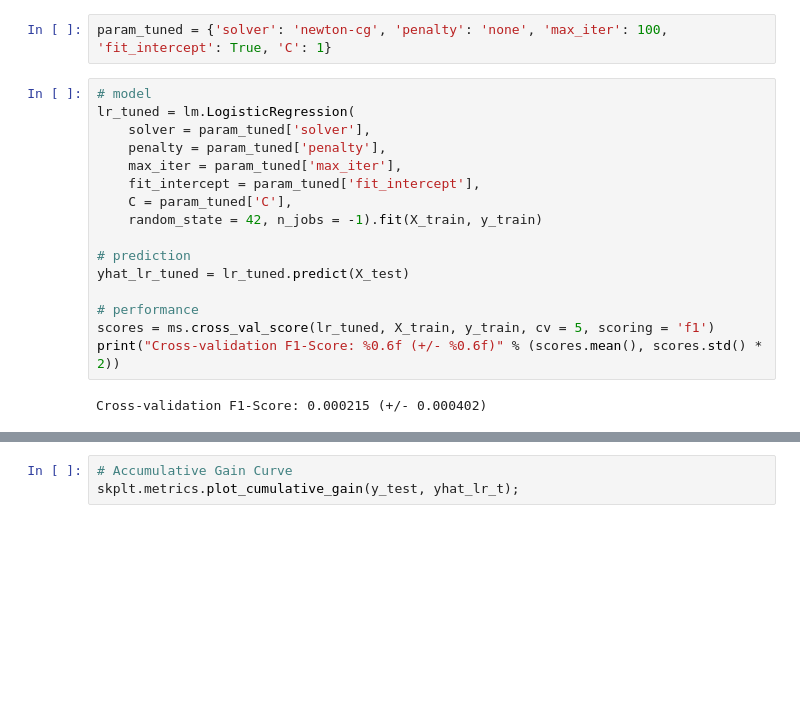
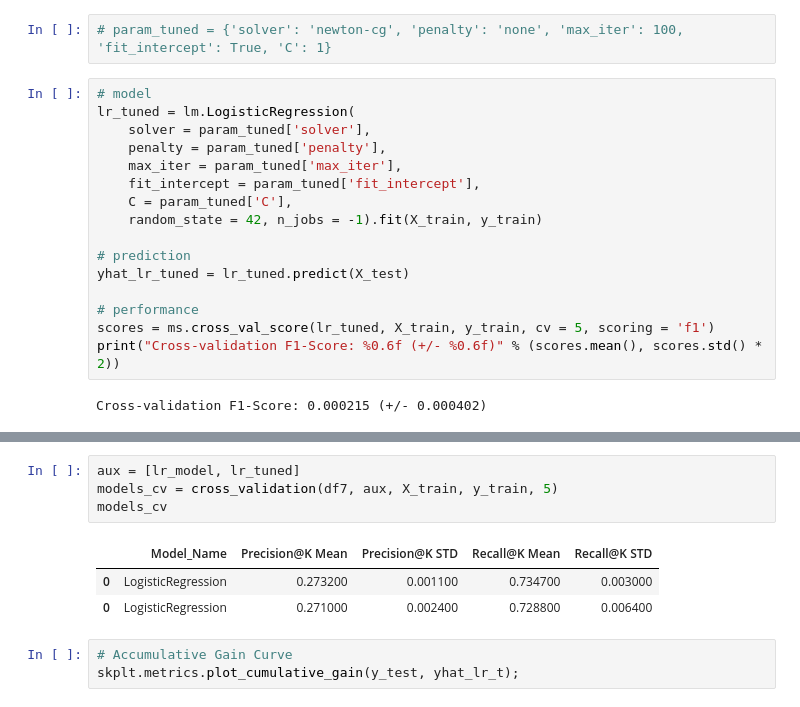
Before and after one commit to pgdemiranda/health_insurance-cs, a Jupyter notebook: notebooks/1.0.pgdm.health_insurance_cs.ipynb, the cells around one changed output, grey strips where cells are left out. Drawn from its saved outputs; the diff is of its cells as text; blank space fills up the shorter version.

```diff
--- a/notebooks/1.0.pgdm.health_insurance_cs.ipynb
+++ b/notebooks/1.0.pgdm.health_insurance_cs.ipynb
@@ -900,5 +898,5 @@ F1-score on validation set: 0.4664118503584229
 # %%
-param_tuned = {'solver': 'newton-cg', 'penalty': 'none', 'max_iter': 100, 'fit_intercept': True, 'C': 1}
+# param_tuned = {'solver': 'newton-cg', 'penalty': 'none', 'max_iter': 100, 'fit_intercept': True, 'C': 1}
 # %%
 # model
 lr_tuned = lm.LogisticRegression(
@@ -939,3 +937,11 @@ Recall at K: 0.0016927634363097758
+# %%
+aux = [lr_model, lr_tuned]
+models_cv = cross_validation(df7, aux, X_train, y_train, 5)
+models_cv
+# %% [output]
+|  | Model_Name | Precision@K Mean | Precision@K STD | Recall@K Mean | Recall@K STD |
+| 0 | LogisticRegression | 0.273200 | 0.001100 | 0.734700 | 0.003000 |
+| 0 | LogisticRegression | 0.271000 | 0.002400 | 0.728800 | 0.006400 |
 # %%
 # Accumulative Gain Curve
 skplt.metrics.plot_cumulative_gain(y_test, yhat_lr_t);
```
Also changed, not shown: parts of 24 cells of this notebook.
